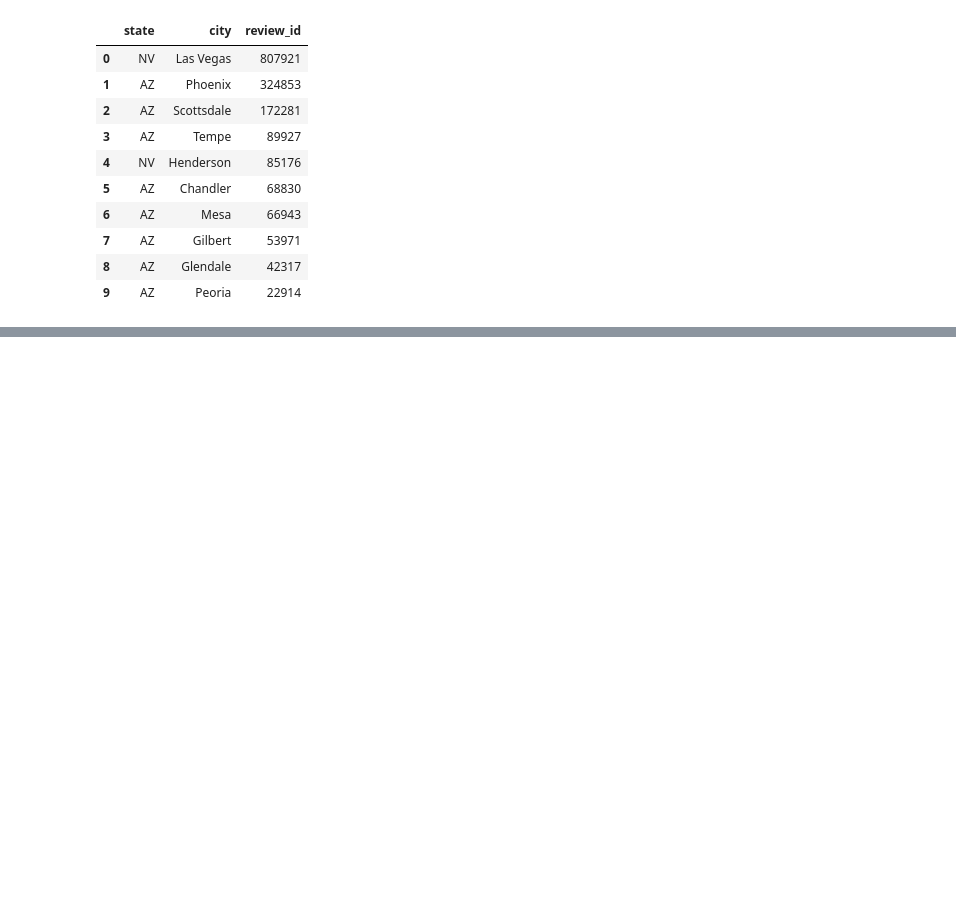
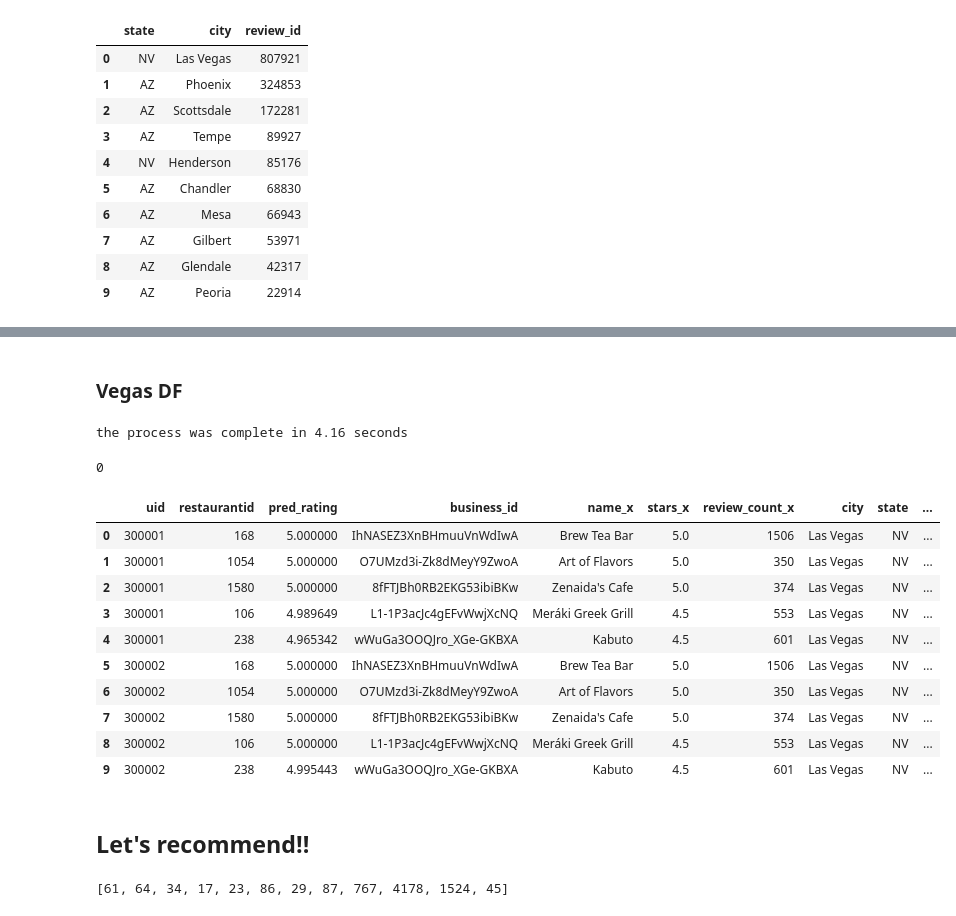
Before and after one commit to mik3up/yelp_recommender_old, a Jupyter notebook: src/Modelling.ipynb, the cells around one changed output, grey strips where cells are left out. Drawn from its saved outputs; the diff is of its cells as text; code cells hidden in the pictures; blank space fills up the shorter version.

```diff
--- a/src/Modelling.ipynb
+++ b/src/Modelling.ipynb
@@ -925,0 +1385,40 @@ Gordon Ramsay BurGR
+# %% [markdown]
+### Vegas DF
+# %%
+start = time.time()
+
+az_pred_df = pred_df2[pred_df2['state']=='NV']
+az_pred_df = az_pred_df[az_pred_df['city']=='Las Vegas']
+
+top_vegas_pred_df = pd.DataFrame()
+
+for uid in range(300001, 300792+1):
+    temp_df = az_pred_df[az_pred_df['uid']==uid].head(5)
+    top_vegas_pred_df = top_vegas_pred_df.append(temp_df, ignore_index=True)
+
+end = time.time()
+
+print('the process was complete in {:.2f} seconds'.format(end-start))
+os.system('say "the dataframe is complete!!"');
+
+top_vegas_pred_df.head(10)
+# %% [output]
+the process was complete in 4.16 seconds
+0
+|  | uid | restaurantid | pred_rating | business_id | name_x | stars_x | review_count_x | city | state | ... |
+| 0 | 300001 | 168 | 5.000000 | IhNASEZ3XnBHmuuVnWdIwA | Brew Tea Bar | 5.0 | 1506 | Las Vegas | NV | ... |
+| 1 | 300001 | 1054 | 5.000000 | O7UMzd3i-Zk8dMeyY9ZwoA | Art of Flavors | 5.0 | 350 | Las Vegas | NV | ... |
+| 2 | 300001 | 1580 | 5.000000 | 8fFTJBh0RB2EKG53ibiBKw | Zenaida's Cafe | 5.0 | 374 | Las Vegas | NV | ... |
+| 3 | 300001 | 106 | 4.989649 | L1-1P3acJc4gEFvWwjXcNQ | Meráki Greek Grill | 4.5 | 553 | Las Vegas | NV | ... |
+| 4 | 300001 | 238 | 4.965342 | wWuGa3OOQJro_XGe-GKBXA | Kabuto | 4.5 | 601 | Las Vegas | NV | ... |
+| 5 | 300002 | 168 | 5.000000 | IhNASEZ3XnBHmuuVnWdIwA | Brew Tea Bar | 5.0 | 1506 | Las Vegas | NV | ... |
+| 6 | 300002 | 1054 | 5.000000 | O7UMzd3i-Zk8dMeyY9ZwoA | Art of Flavors | 5.0 | 350 | Las Vegas | NV | ... |
+| 7 | 300002 | 1580 | 5.000000 | 8fFTJBh0RB2EKG53ibiBKw | Zenaida's Cafe | 5.0 | 374 | Las Vegas | NV | ... |
+| 8 | 300002 | 106 | 5.000000 | L1-1P3acJc4gEFvWwjXcNQ | Meráki Greek Grill | 4.5 | 553 | Las Vegas | NV | ... |
+| 9 | 300002 | 238 | 4.995443 | wWuGa3OOQJro_XGe-GKBXA | Kabuto | 4.5 | 601 | Las Vegas | NV | ... |
+# %% [markdown]
+## Let's recommend!!
+# %%
+rid_list
+# %% [output]
+[61, 64, 34, 17, 23, 86, 29, 87, 767, 4178, 1524, 45]
```
Also changed, not shown: parts of 80 cells of this notebook, 1 other file.
